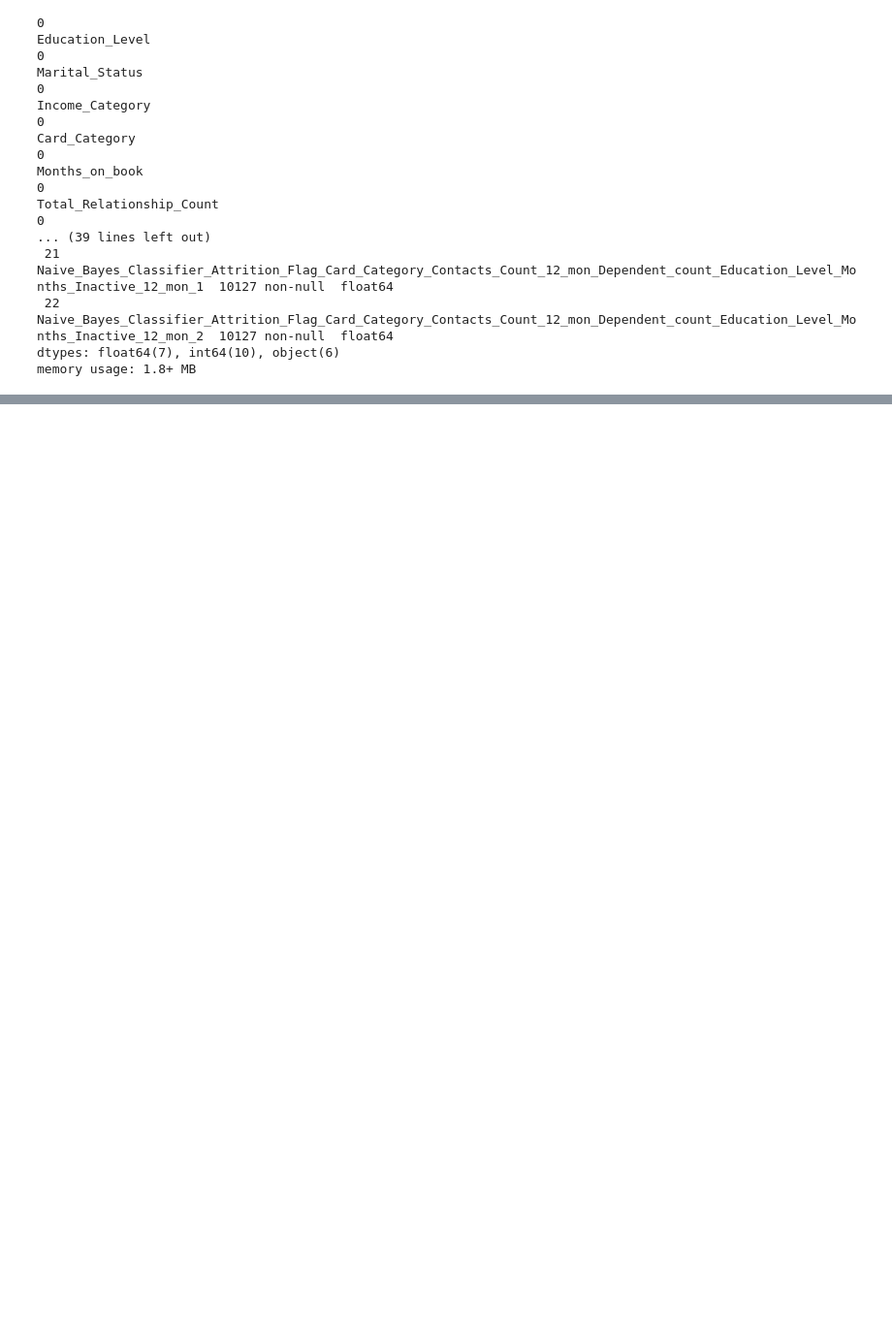
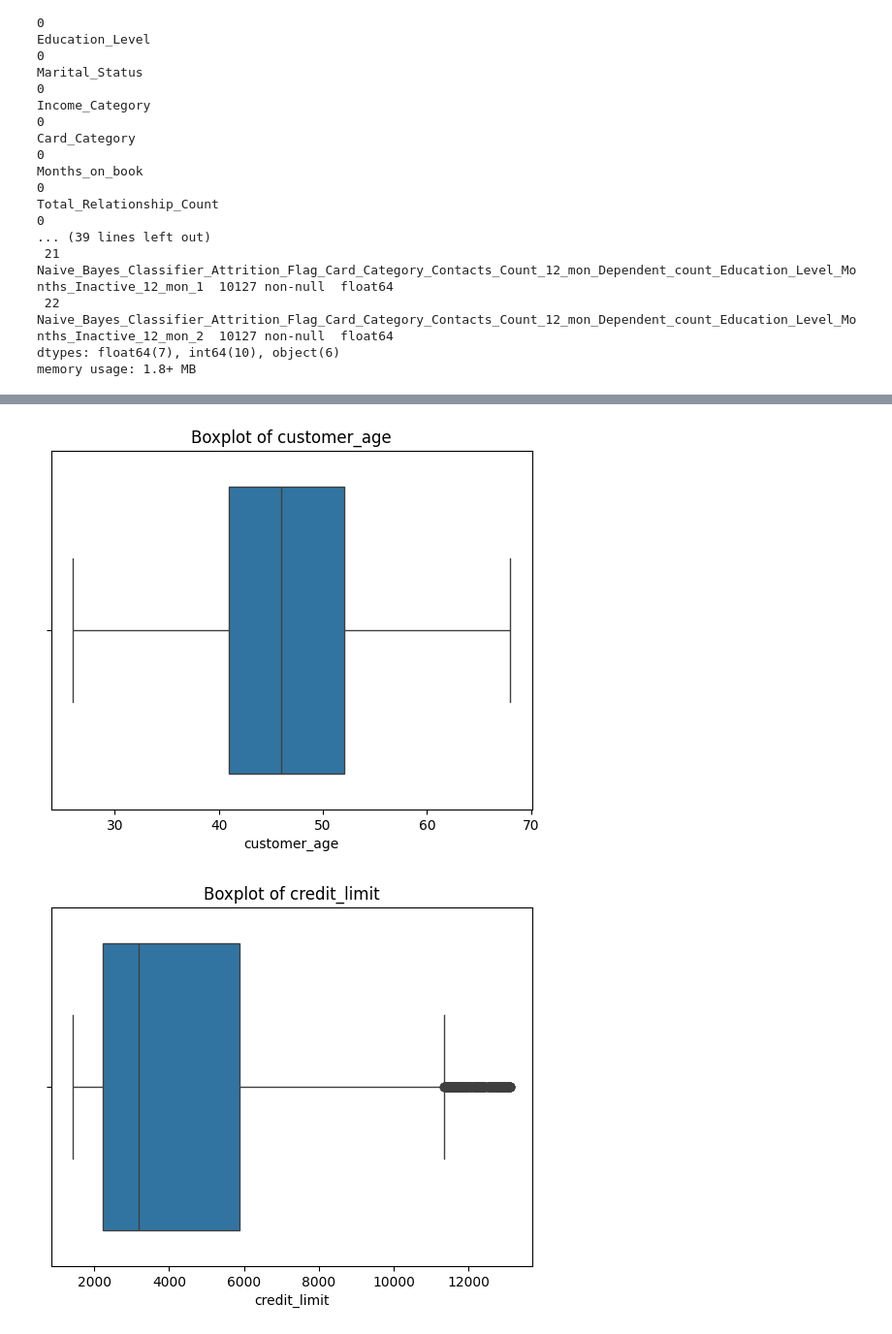
Before and after one commit to Greggpeter234/Credit-Churn-Analysis, a Jupyter notebook: jupyter_notebooks/data_investigation.ipynb, the cells around one changed output, grey strips where cells are left out. Shown at 97% size. Saved outputs shown, nothing was run; the diff lists cells and outputs as text; code cells hidden in the pictures; blank space fills up the shorter version.

Commit message:
Cleaned credit card dataset: IQR filtering, log transformation, data preparation for Power BI

```diff
--- a/jupyter_notebooks/data_investigation.ipynb
+++ b/jupyter_notebooks/data_investigation.ipynb
@@ -56,3 +58,6 @@ Total_Relationship_Count
  22  Naive_Bayes_Classifier_Attrition_Flag_Card_Category_Contacts_Count_12_mon_Dependent_count_Education_Level_Months_Inactive_12_mon_2  10127 non-null  float64
 dtypes: float64(7), int64(10), object(6)
 memory usage: 1.8+ MB
+# %%
+df.columns = df.columns.str.lower().str.replace(" ", "_")  #Standardized column names
+df
@@ -58,0 +78,17 @@ memory usage: 1.8+ MB
+# %%
+# Remove outliers based on IQR for specified numeric columns
+# customer_age – Identify unusually young or old customers that might skew analysis.
+# credit_limit – Remove extreme high or low limits that could distort financial insights.
+# total_trans_amt – Detect unusually high or low transaction amounts to refine spend patterns.
+# total_trans_ct – Identify customers with excessive or minimal transactions.
+# avg_utilization_ratio – Spot extreme credit utilization rates that might indicate riskier customers.
+
+numeric_cols = ['customer_age', 'credit_limit', 'total_trans_amt', 'total_trans_ct', 'avg_utilization_ratio']
+
+for col in numeric_cols:
+    Q1 = df[col].quantile(0.25)
+    Q3 = df[col].quantile(0.75)
+    IQR = Q3 - Q1
+
+    df = df[(df[col] >= (Q1 - 1.5 * IQR)) & (df[col] <= (Q3 + 1.5 * IQR))]
+    print(df)
@@ -58,0 +165,13 @@ memory usage: 1.8+ MB
+# %%
+import seaborn as sns
+import matplotlib.pyplot as plt
+
+#checking for extreme values outside the whiskers
+
+for col in numeric_cols:
+    sns.boxplot(data=df, x=col)
+    plt.title(f"Boxplot of {col}")
+    plt.show()
+# %% [output]
+[figure, added]
+[figure, added]
```
Also changed, not shown: parts of 19 cells of this notebook.
